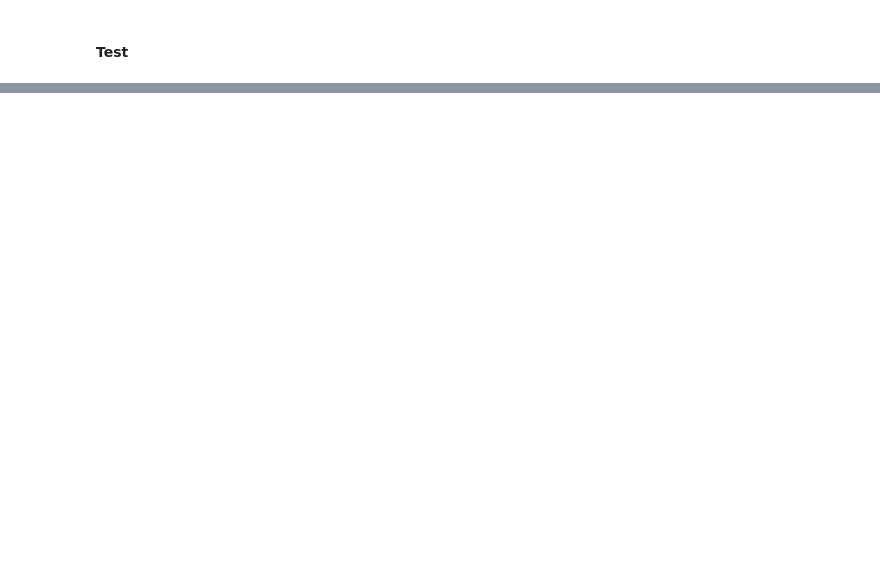
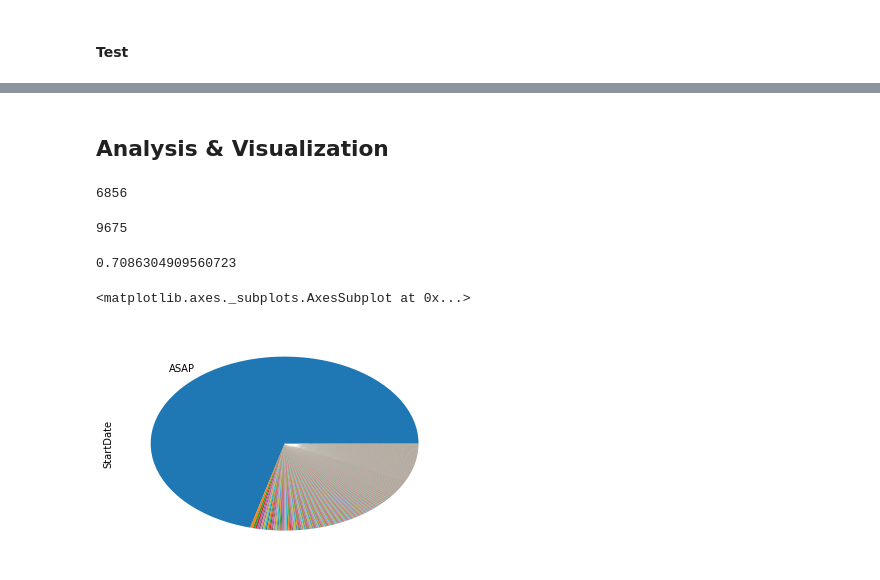
Before and after one commit to kevingreenb/R, a Jupyter notebook: Wrangling/data-wrangling-template.ipynb, the cells around one changed output, grey strips where cells are left out. Drawn from its saved outputs; the diff is of its cells as text; code cells hidden in the pictures; blank space fills up the shorter version.

```diff
--- a/Wrangling/data-wrangling-template.ipynb
+++ b/Wrangling/data-wrangling-template.ipynb
@@ -41,0 +90,2 @@ memory usage: 3.4+ MB
+# %%
+df_clean = df.copy()
@@ -41,0 +94,3 @@ memory usage: 3.4+ MB
+# %%
+df_clean = df_clean.rename(columns={'ApplicationP':'ApplicationProcedure',
+                                   'RequiredQual':'RequiredQualifications','About':'AboutCompany','JobRequirment':'JobRequirement'})
@@ -42,2 +119,27 @@ memory usage: 3.4+ MB
+# %%
+asap_list = ['Immediately', 'As soon as possible', 'Upon hiring',
+             'Immediate', 'Immediate employment', 'As soon as possible.', 'Immediate job opportunity',
+             '"Immediate employment, after passing the interview."',
+             'ASAP preferred', 'Employment contract signature date',
+             'Immediate employment opportunity', 'Immidiately', 'ASA',
+             'Asap', '"The position is open immediately but has a flexible start date depending on the candidates earliest availability."',
+             'Immediately upon agreement', '20 November 2014 or ASAP',
+             'immediately', 'Immediatelly',
+             '"Immediately upon selection or no later than November 15, 2009."',
+             'Immediate job opening', 'Immediate hiring', 'Upon selection',
+             'As soon as practical', 'Immadiate', 'As soon as posible',
+             'Immediately with 2 months probation period',
+             '12 November 2012 or ASAP', 'Immediate employment after passing the interview',
+             'Immediately/ upon agreement', '01 September 2014 or ASAP',
+             'Immediately or as per agreement', 'as soon as possible',
+             'As soon as Possible', 'in the nearest future', 'immediate',
+             '01 April 2014 or ASAP', 'Immidiatly', 'Urgent',
+             'Immediate or earliest possible', 'Immediate hire',
+             'Earliest  possible', 'ASAP with 3 months probation period.',
+             'Immediate employment opportunity.', 'Immediate employment.',
+             'Immidietly', 'Imminent', 'September 2014 or ASAP', 'Imediately']
+
+for phrase in asap_list:
+    df_clean.StartDate.replace(phrase,'ASAP', inplace=True)
 # %% [markdown]
 #### Test
@@ -43,0 +187,27 @@ memory usage: 3.4+ MB
+# %% [markdown]
+## Analysis & Visualization
+# %%
+# Number of 'ASAP' start dates (numerator)
+asap_counts = df_clean.StartDate.value_counts()['ASAP']
+asap_counts
+# %% [output]
+6856
+# %%
+# Number of non-empty start dates (denominator)
+non_empty_counts = df_clean.StartDate.count()
+non_empty_counts
+# %% [output]
+9675
+# %%
+asap_counts/non_empty_counts
+# %% [output]
+0.7086304909560723
+# %%
+%matplotlib inline
+import numpy as np
+labels = np.full(len(df_clean.StartDate.value_counts()), '', dtype=object)
+labels[0] = 'ASAP'
+df_clean.StartDate.value_counts().plot(kind='pie', labels=labels)
+# %% [output]
+<matplotlib.axes._subplots.AxesSubplot at 0x...>
+[figure, added]
```
Also changed, not shown: parts of 14 cells of this notebook, 7 other files.
